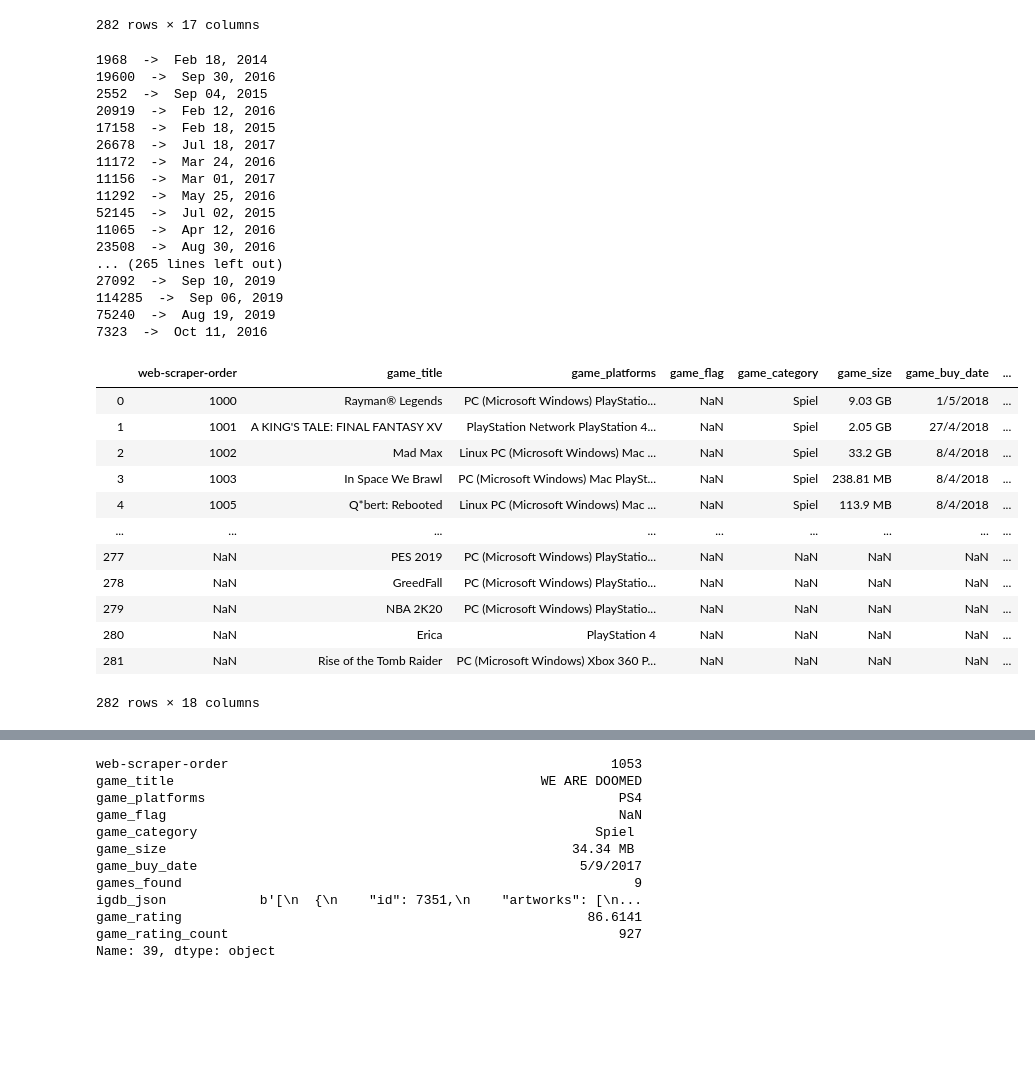
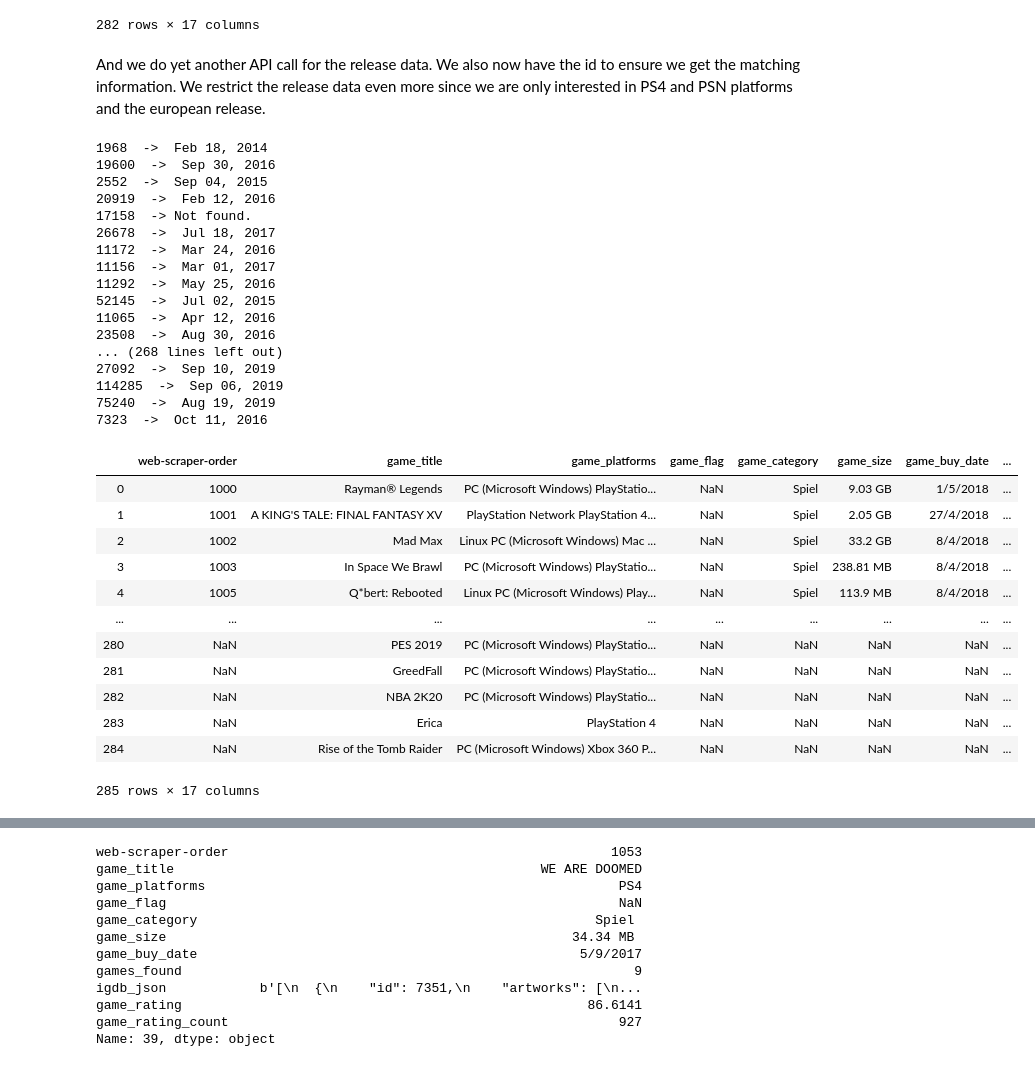
Before and after one commit to Nop287/game_db, a Jupyter notebook: build_game_db.ipynb, the cells around one changed output, grey strips where cells are left out. Cells and saved outputs as stored; diff of their text form; code cells hidden in the pictures; blank space fills up the shorter version.

```diff
--- a/build_game_db.ipynb
+++ b/build_game_db.ipynb
@@ -221,12 +275,11 @@ We will not model this complexity in our database. For us the relevant release d
 # %%
-igdb_url = "https://api-v3.igdb.com/release_dates"
+igdb_url = "https://api.igdb.com/v4/release_dates"
 
-# we get all the platforms with id and name
-# igdb_data = 'fields *; where game=1968 & region=1 & platform=48;'
+# we look at one example
+igdb_data = 'fields *; where game=1968 & region=1 & platform=48;'
+# Some more examples with less restrictions to get a feel for the data structure
 # igdb_data = 'fields *; where game=125174;'
-igdb_data = 'fields *; where game=21610 & region=1;'
-
-
+# igdb_data = 'fields *; where game=21610 & region=1;'
 
 req = requests.post(igdb_url, data=igdb_data, headers=igdb_headers)
 
@@ -264,5 +319,5 @@ Note: It is better to search all lower case, it is easier to successfully find g
 # %%
-igdb_url = "https://api-v3.igdb.com/games"
+igdb_url = "https://api.igdb.com/v4/games"
 
 # we will only look at PS4 games now
 df_tmp = psn_games[(psn_games.game_platforms == "PS4") & psn_games.game_flag.isna()].copy()
@@ -288,9 +343,13 @@ for idx, name in zip(df_tmp.index, df_tmp.game_title):
     if(len(json_data) > 0):
         df_tmp.loc[idx, "igdb_json"] = req.content
 
-# save df_tmp for later use
+# save the full result for later use
 df_tmp_back = df_tmp.copy()
 
+# remove games which were not found on igdb
+df_tmp = df_tmp[df_tmp['igdb_json'].notna()]
+df_tmp.reset_index(inplace=True, drop=True)
+
 df_tmp
 # %% [output]
 Rayman  Legends :  0  ->  1
@@ -326,9 +402,4 @@ Rise of the Tomb Raider :  290  ->  4
 # %%
-df_tmp = df_tmp_back.copy()
-
-# remove games which were not found on igdb
-df_tmp = df_tmp[df_tmp['igdb_json'].notna()]
-df_tmp.reset_index(inplace=True, drop=True)
 
 for idx in df_tmp.index:
     json_tmp = json.loads(df_tmp.iloc[idx].igdb_json)[0]
@@ -370,5 +443,5 @@ df_tmp
 # %%
-igdb_url = "https://api-v3.igdb.com/games"
+igdb_url = "https://api.igdb.com/v4/games"
 
 for idx, game_id in zip(df_tmp.index, df_tmp.game_igdb_id):
     igdb_data = (f'fields cover.*; where id={game_id};')
@@ -392,8 +465,10 @@ df_tmp
 | 280 | NaN | Erica | PlayStation 4 | NaN | NaN | NaN | NaN | ... |
 | 281 | NaN | Rise of the Tomb Raider | PC (Microsoft Windows) Xbox 360 P... | NaN | NaN | NaN | NaN | ... |
 282 rows × 17 columns
+# %% [markdown]
+And we do yet another API call for the release data. We also now have the id to ensure we get the matching information. We restrict the release data even more since we are only interested in PS4 and PSN platforms and the european release.
 # %%
-igdb_url = "https://api-v3.igdb.com/release_dates"
+igdb_url = "https://api.igdb.com/v4/release_dates"
 
 for idx, game_id in zip(df_tmp.index, df_tmp.game_igdb_id):
     igdb_data = (f'fields *; where game={game_id} & region=(1, 8) & platform=({igdb_id_ps4}, {igdb_id_psn});')
@@ -401,41 +476,41 @@ for idx, game_id in zip(df_tmp.index, df_tmp.game_igdb_id):
     json_tmp = json.loads(req.content)
     if len(json_tmp) > 0:
         if ("human" in json_tmp[0]) & (json_tmp[0]["human"] != "TBD"):
             print(game_id, " -> ", json_tmp[0]["human"])
             df_tmp.loc[idx, "igdb_release_date"] = pd.to_datetime(json_tmp[0]["human"])
     else:
             print(game_id, " -> Not found.")
 
 
 df_tmp
 # %% [output]
 1968  ->  Feb 18, 2014
 19600  ->  Sep 30, 2016
 2552  ->  Sep 04, 2015
 20919  ->  Feb 12, 2016
-17158  ->  Feb 18, 2015
+17158  -> Not found.
 26678  ->  Jul 18, 2017
 11172  ->  Mar 24, 2016
 11156  ->  Mar 01, 2017
 11292  ->  May 25, 2016
 52145  ->  Jul 02, 2015
 11065  ->  Apr 12, 2016
 23508  ->  Aug 30, 2016
-... (265 lines left out)
+... (268 lines left out)
 27092  ->  Sep 10, 2019
 114285  ->  Sep 06, 2019
 75240  ->  Aug 19, 2019
 7323  ->  Oct 11, 2016
 |  | web-scraper-order | game_title | game_platforms | game_flag | game_category | game_size | game_buy_date | ... |
 | 0 | 1000 | Rayman® Legends | PC (Microsoft Windows) PlayStatio... | NaN | Spiel | 9.03 GB | 1/5/2018 | ... |
 | 1 | 1001 | A KING'S TALE: FINAL FANTASY XV | PlayStation Network PlayStation 4... | NaN | Spiel | 2.05 GB | 27/4/2018 | ... |
 | 2 | 1002 | Mad Max | Linux PC (Microsoft Windows) Mac ... | NaN | Spiel | 33.2 GB | 8/4/2018 | ... |
-| 3 | 1003 | In Space We Brawl | PC (Microsoft Windows) Mac PlaySt... | NaN | Spiel | 238.81 MB | 8/4/2018 | ... |
-| 4 | 1005 | Q*bert: Rebooted | Linux PC (Microsoft Windows) Mac ... | NaN | Spiel | 113.9 MB | 8/4/2018 | ... |
+| 3 | 1003 | In Space We Brawl | PC (Microsoft Windows) PlayStatio... | NaN | Spiel | 238.81 MB | 8/4/2018 | ... |
+| 4 | 1005 | Q*bert: Rebooted | Linux PC (Microsoft Windows) Play... | NaN | Spiel | 113.9 MB | 8/4/2018 | ... |
 | ... | ... | ... | ... | ... | ... | ... | ... | ... |
-| 277 | NaN | PES 2019 | PC (Microsoft Windows) PlayStatio... | NaN | NaN | NaN | NaN | ... |
-| 278 | NaN | GreedFall | PC (Microsoft Windows) PlayStatio... | NaN | NaN | NaN | NaN | ... |
-| 279 | NaN | NBA 2K20 | PC (Microsoft Windows) PlayStatio... | NaN | NaN | NaN | NaN | ... |
-| 280 | NaN | Erica | PlayStation 4 | NaN | NaN | NaN | NaN | ... |
-| 281 | NaN | Rise of the Tomb Raider | PC (Microsoft Windows) Xbox 360 P... | NaN | NaN | NaN | NaN | ... |
+| 280 | NaN | PES 2019 | PC (Microsoft Windows) PlayStatio... | NaN | NaN | NaN | NaN | ... |
+| 281 | NaN | GreedFall | PC (Microsoft Windows) PlayStatio... | NaN | NaN | NaN | NaN | ... |
+| 282 | NaN | NBA 2K20 | PC (Microsoft Windows) PlayStatio... | NaN | NaN | NaN | NaN | ... |
+| 283 | NaN | Erica | PlayStation 4 | NaN | NaN | NaN | NaN | ... |
+| 284 | NaN | Rise of the Tomb Raider | PC (Microsoft Windows) Xbox 360 P... | NaN | NaN | NaN | NaN | ... |
-282 rows × 18 columns
+285 rows × 17 columns
```
Also changed, not shown: parts of 31 cells of this notebook.
